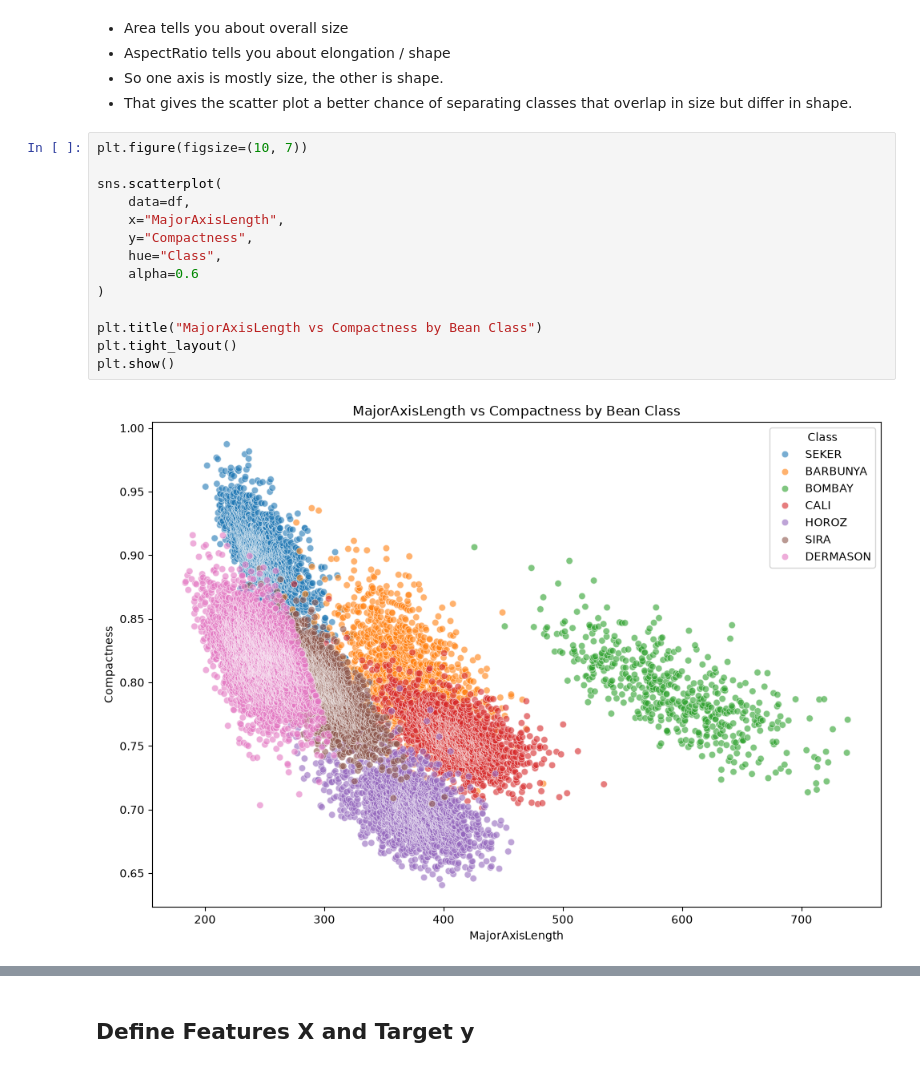
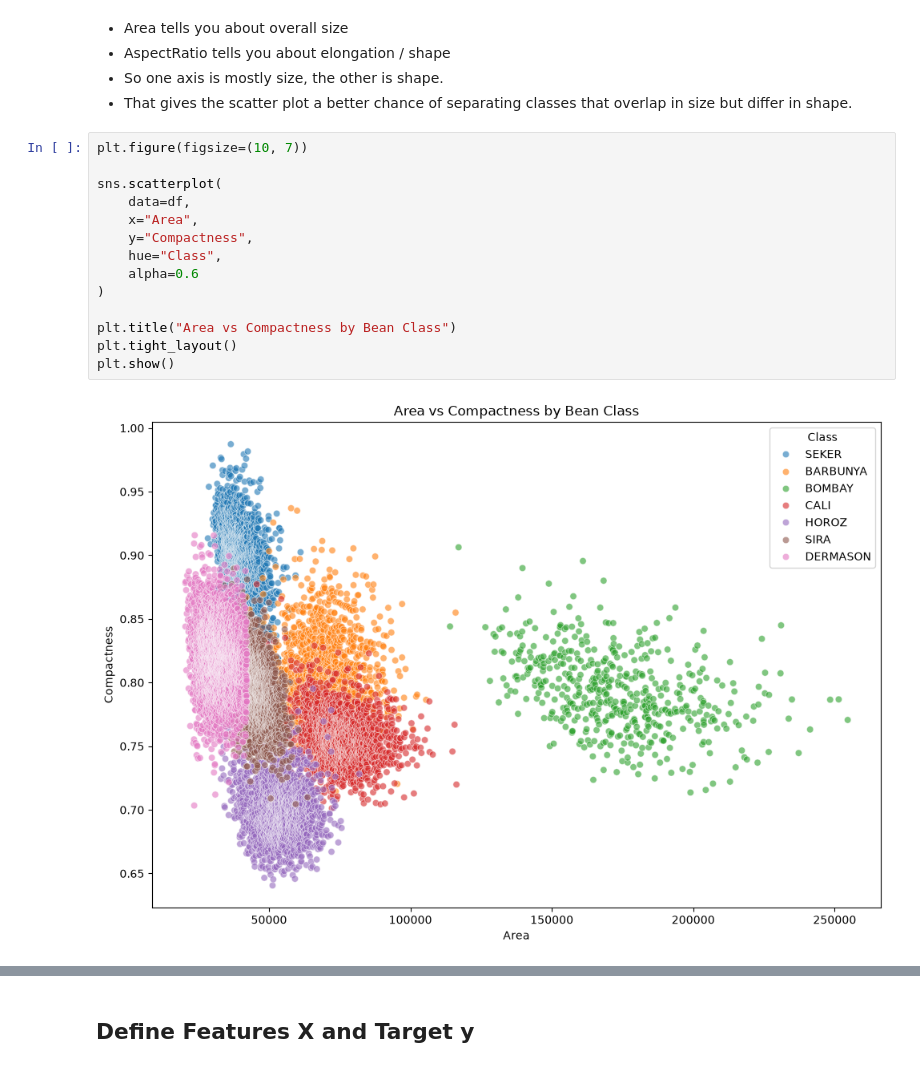
Before and after one commit to itskimheng/IAI_Lab_Intro_Assignment_1, a Jupyter notebook: main.ipynb, the cells around one changed output, grey strips where cells are left out. Cells and saved outputs as stored; diff of their text form.

```diff
--- a/main.ipynb
+++ b/main.ipynb
@@ -263,16 +265,16 @@ plt.show()
 # %%
 plt.figure(figsize=(10, 7))
 
 sns.scatterplot(
     data=df,
-    x="MajorAxisLength",
+    x="Area",
     y="Compactness",
     hue="Class",
     alpha=0.6
 )
 
-plt.title("MajorAxisLength vs Compactness by Bean Class")
+plt.title("Area vs Compactness by Bean Class")
 plt.tight_layout()
 plt.show()
 # %% [output]
-[figure, old version]
+[figure, new version]
```
Also changed, not shown: parts of 7 cells of this notebook.
